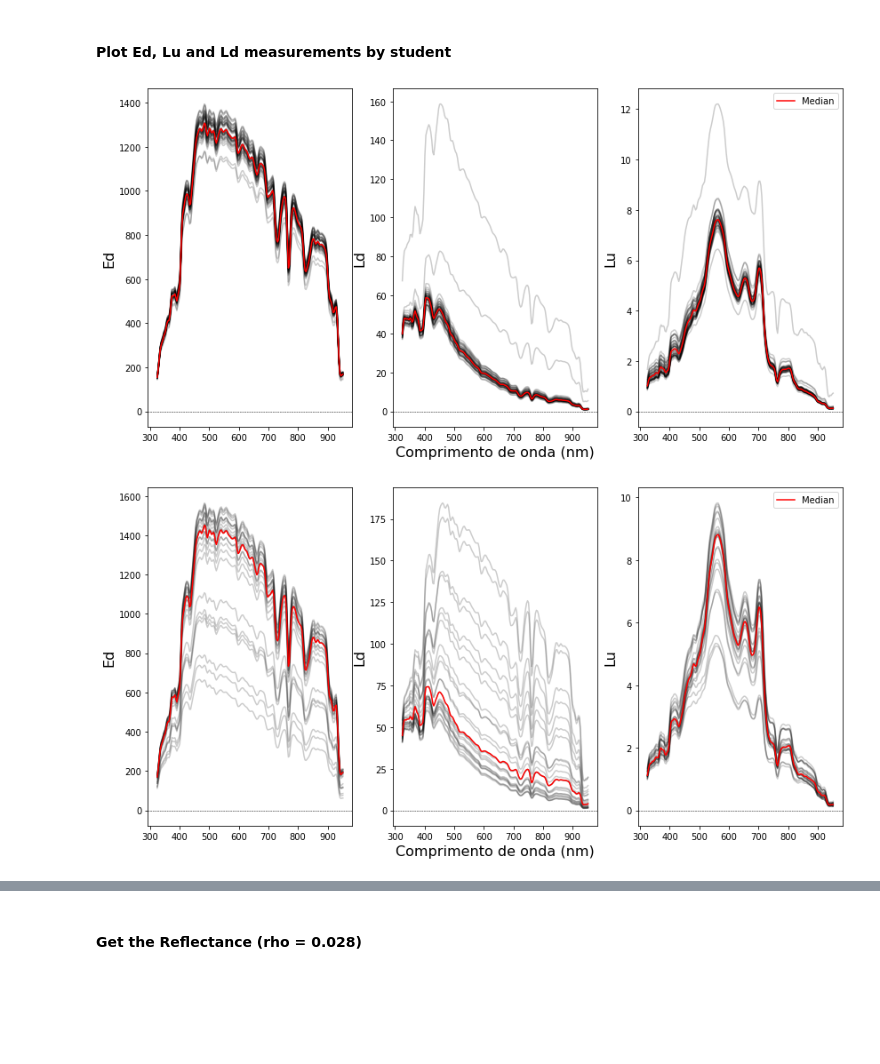
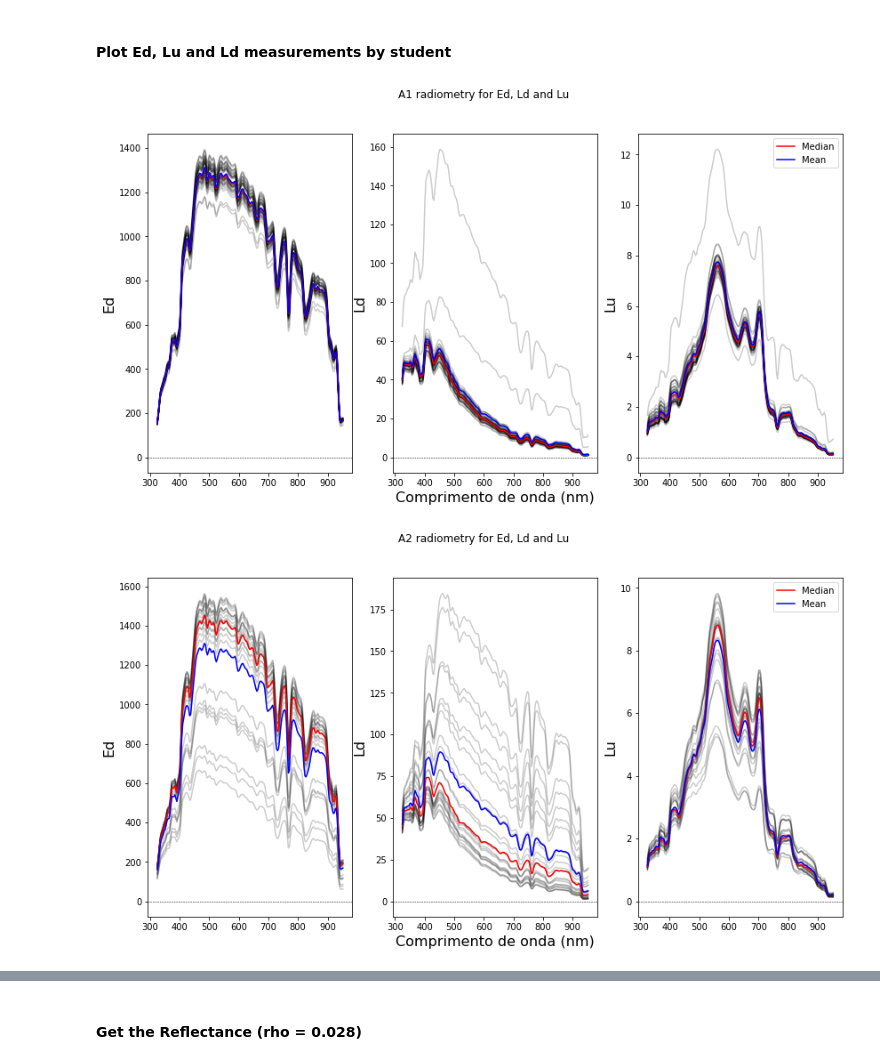
Before and after one commit to daviguima/unb_py_rrs, a Jupyter notebook: trabalho_disciplina.ipynb, the cells around one changed output, grey strips where cells are left out. Cells and saved outputs as stored; diff of their text form; code cells hidden in the pictures; blank space fills up the shorter version.

```diff
--- a/trabalho_disciplina.ipynb
+++ b/trabalho_disciplina.ipynb
@@ -37,7 +37,7 @@ def spectral_plot(df, figure_title, save_title=None):
 #### Read the XLS sheets
 # %%
 # Path to your XLS files
-path = 'D:/A1_JM/aulas_unb_jm/trabalho_disciplina'
+path = Path('D:/git-repos/unb_py_rrs/')
 
 lu = pd.read_excel(os.path.join(path,'radiometria_notas.xls'),sheet_name='Lu')
 ld = pd.read_excel(os.path.join(path,'radiometria_notas.xls'),sheet_name='Ld')
@@ -66,6 +66,10 @@ print(len(x_lu),len(x_ld),len(x_ed))
 # %% [markdown]
 #### Plot Ed, Lu and Ld measurements by student
 # %%
+savepathname = path
+
+plt.rcParams["figure.figsize"] = [14.0, 7.0]
+
 for n, st in enumerate(students):
 
     # Copy rad data for each student
@@ -81,37 +85,41 @@ for n, st in enumerate(students):
     # PLOT
     fig, (ax1, ax2, ax3) = plt.subplots(1, 3)
 
-    #fig.suptitle(f'{st} radiometry for Ed, Ld and Lu')
+    fig.suptitle(f'{st} radiometry for Ed, Ld and Lu')
 
     df = st_ed
 
     ax1.set_ylabel('Ed', fontsize=16)
     ax1.axhline(y=0, xmin=0, xmax=1, linewidth=0.5, color='black', linestyle='--')
     # Iterate over rows for plotting
     for index, row in df.iterrows():
         ax1.plot(df.columns, row, c='k', alpha=0.2)
     ax1.plot(df.median(),c='r',label='Median')
+    ax1.plot(df.mean(),c='b',label='Mean')
 
     df = st_ld
     ax2.set_xlabel('Comprimento de onda (nm)', fontsize=16)
     ax2.set_ylabel('Ld', fontsize=16)
     ax2.axhline(y=0, xmin=0, xmax=1, linewidth=0.5, color='black', linestyle='--')
     # Iterate over rows for plotting
     for index, row in df.iterrows():
         ax2.plot(df.columns, row, c='k', alpha=0.2)
     ax2.plot(df.median(),c='r',label='Median')
+    ax2.plot(df.mean(),c='b',label='Mean')
 
     df = st_lu
 
     ax3.set_ylabel('Lu', fontsize=16)
     ax3.axhline(y=0, xmin=0, xmax=1, linewidth=0.5, color='black', linestyle='--')
     # Iterate over rows for plotting
     for index, row in df.iterrows():
         ax3.plot(df.columns, row, c='k', alpha=0.2)
     ax3.plot(df.median(),c='r',label='Median')
+    ax3.plot(df.mean(),c='b',label='Mean')
     ax3.legend()
+
     plt.savefig(savepathname/(st+'_Ed_Ld_Lu'), bbox_inches='tight')
-    # plt.show()
+    plt.show()
 # %% [output]
-[figure, old version]
+[figure, new version]
-[figure, old version]
+[figure, new version]
```
Also changed, not shown: parts of 4 cells of this notebook.
